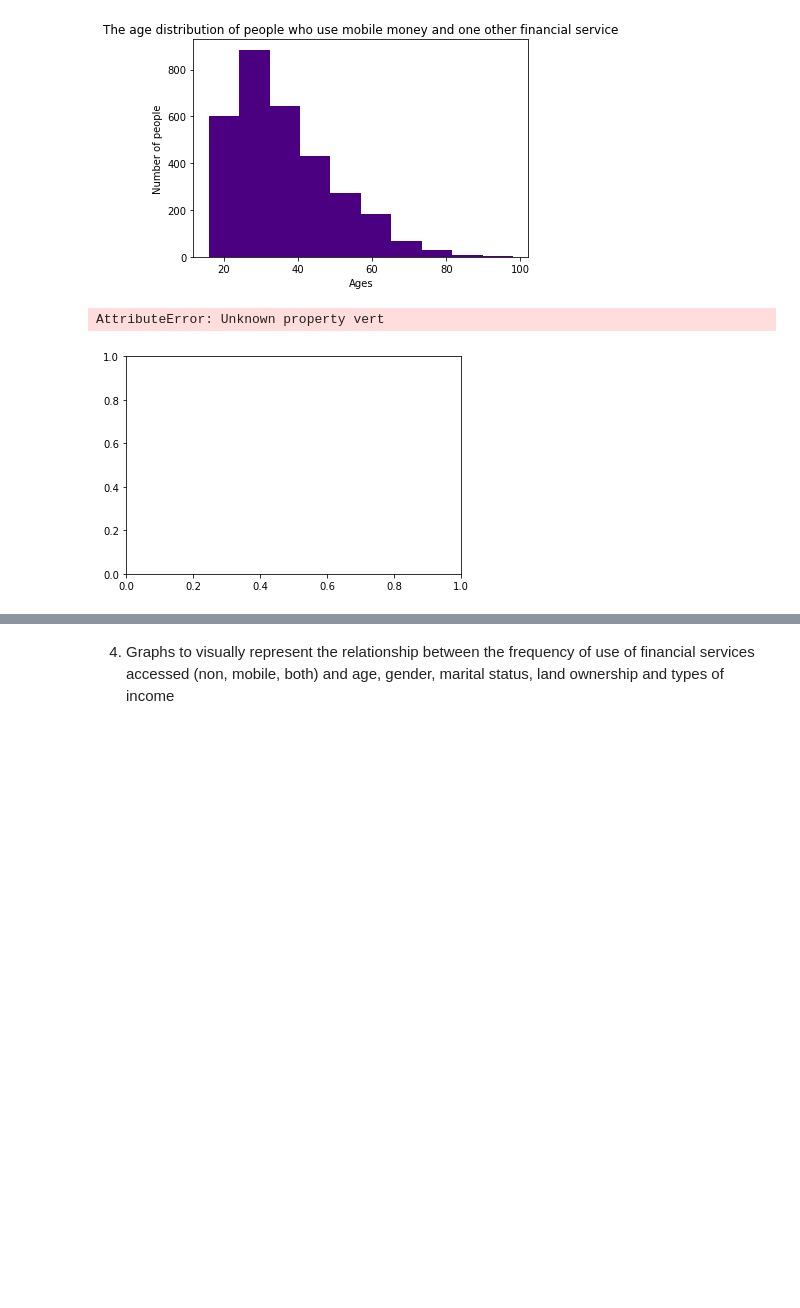
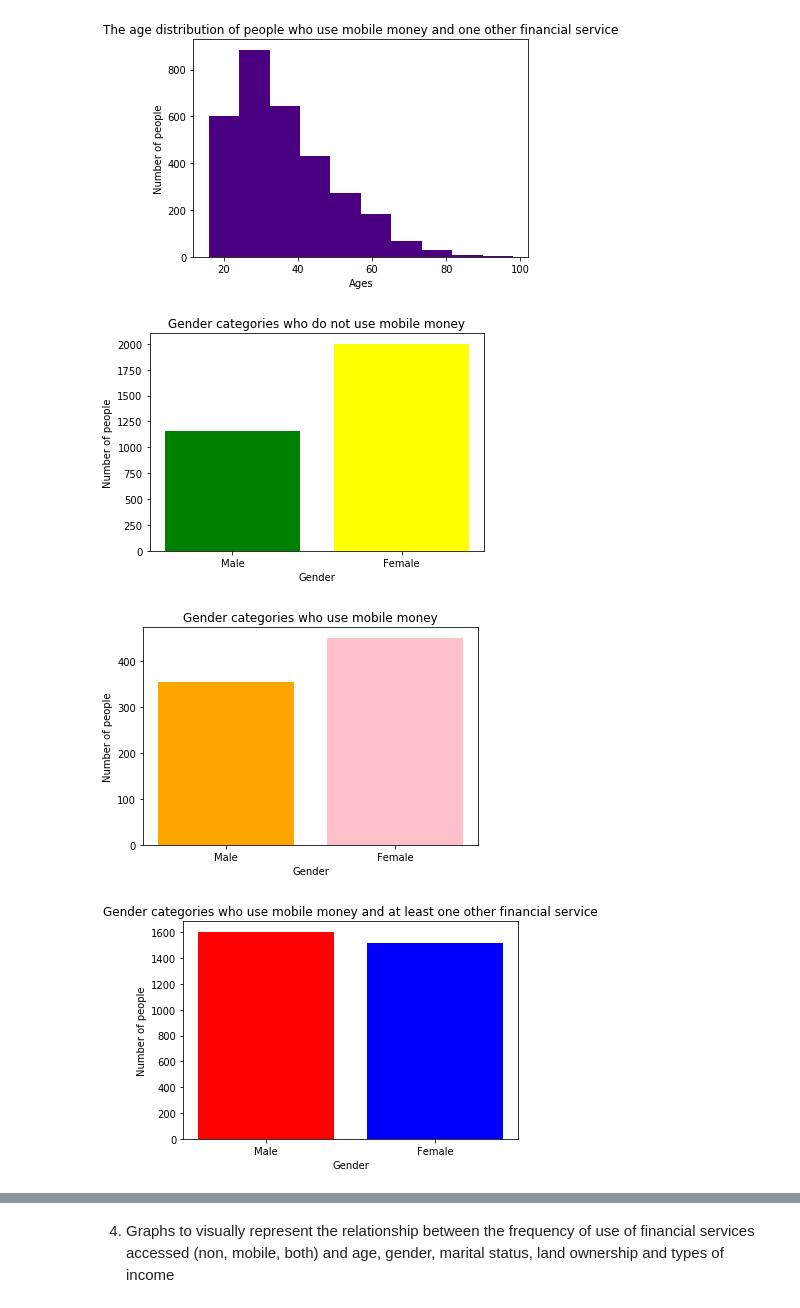
Before and after one commit to DJ-O/Mobile_Money_Tanzania, a Jupyter notebook: Mobile_Money_Tanzania.ipynb, the cells around one changed output, grey strips where cells are left out. Cells and saved outputs as stored; diff of their text form; code cells hidden in the pictures; blank space fills up the shorter version.

```diff
--- a/Mobile_Money_Tanzania.ipynb
+++ b/Mobile_Money_Tanzania.ipynb
@@ -311,38 +311,39 @@ for i in g_non :
     gender_non_list.append(i)
 labels = ['Male','Female']
 
-plt.plot(gender_non_list, vert = False, labels = labels)
+plt.bar(labels,gender_non_list, color = ['green', 'yellow'])
 plt.xlabel('Gender')
 plt.ylabel('Number of people')
 plt.title('Gender categories who do not use mobile money')
 plt.show()
 
 g_mobile = gender_mobile.groupby(gender_mobile.iloc[:-1]).count()
 gender_mobile_list = list('')
 for i in g_mobile :
     gender_mobile_list.append(i)
 labels = ['Male','Female']
 
-plt.plot(gender_mobile_list, labels = labels)
+plt.bar(labels,gender_mobile_list, color = ['orange', 'pink'])
 plt.xlabel('Gender')
 plt.ylabel('Number of people')
 plt.title('Gender categories who use mobile money')
 plt.show()
 
 g_both = gender_both.groupby(gender_both.iloc[:-1]).count()
 gender_both_list = list('')
 for i in g_both :
     gender_both_list.append(i)
 labels = ['Male','Female']
 
-plt.plot(gender_both_list,labels = labels)
+plt.bar(labels,gender_both_list, color = ['red', 'blue'])
 plt.xlabel('Gender')
 plt.ylabel('Number of people')
 plt.title('Gender categories who use mobile money and at least one other financial service')
 plt.show()
 # %% [output]
-AttributeError: Unknown property vert
-[figure, old version]
+[figure, new version]
+[figure, added]
+[figure, added]
 # %%
 # Marital status vs Financial sevices plot
 marital_status_non = non.Q3
```
Also changed, not shown: parts of 6 cells of this notebook.
